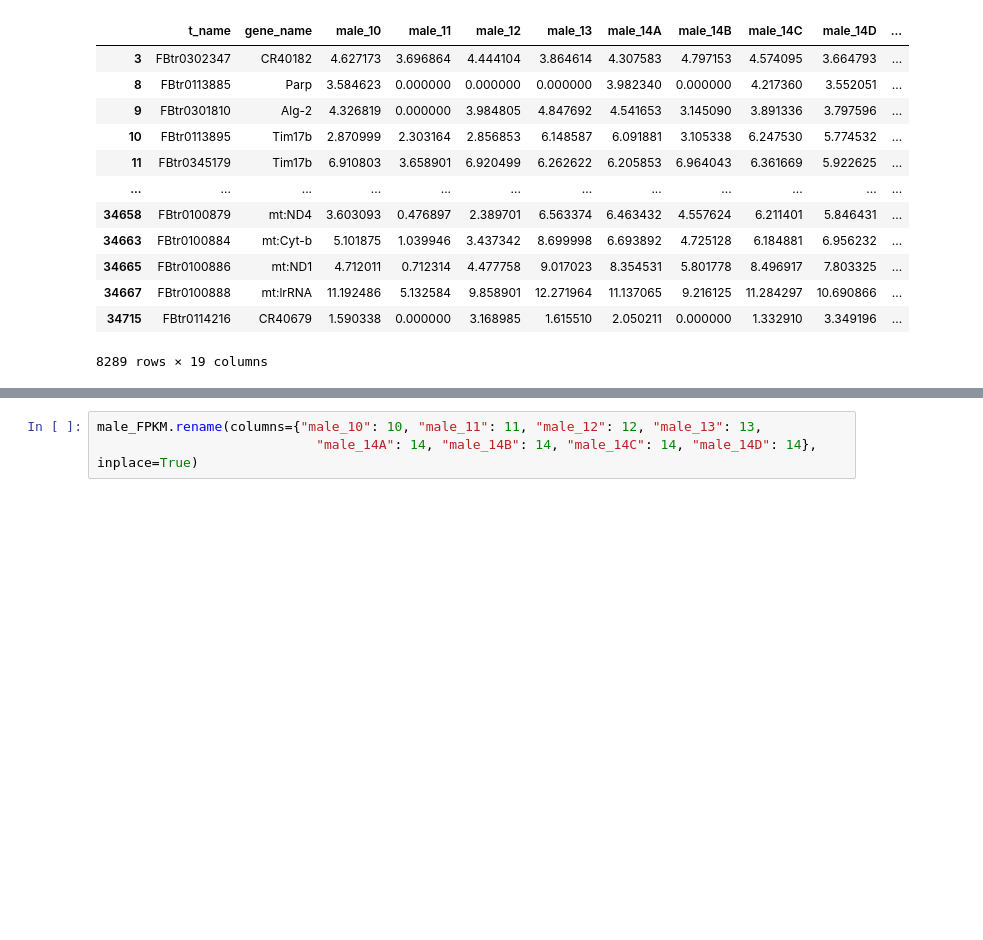
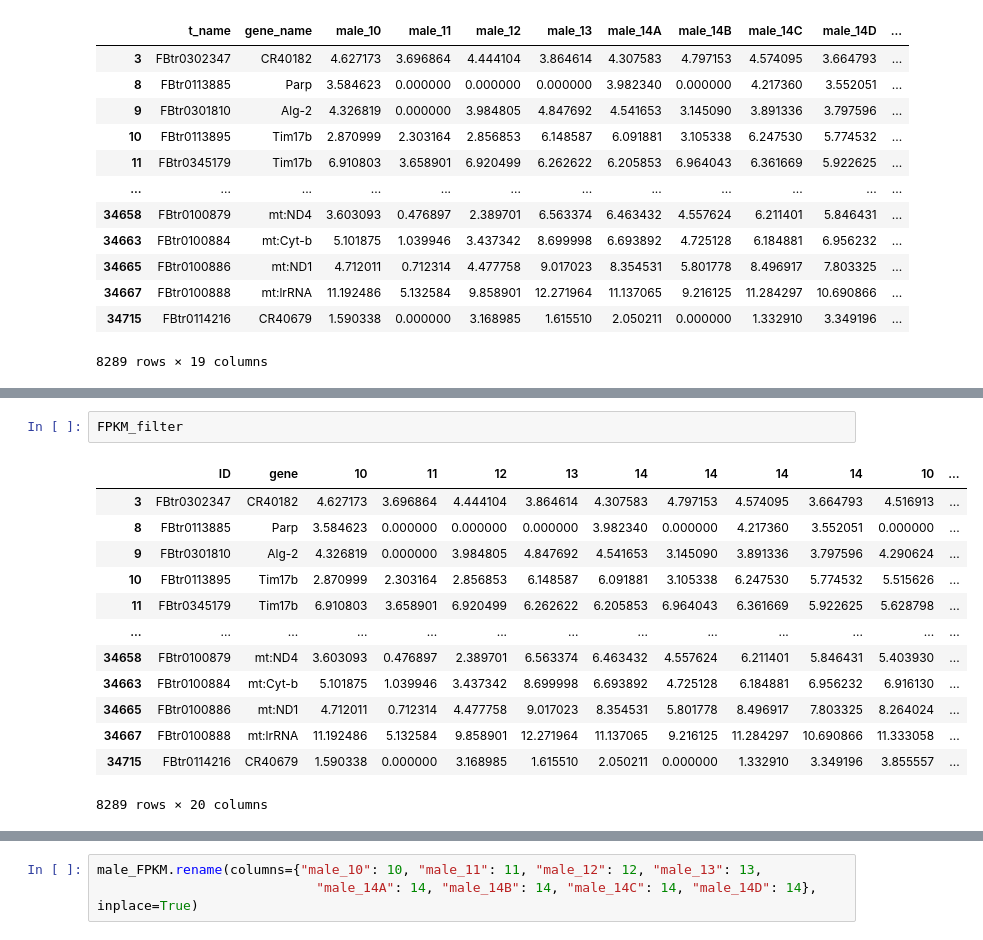
Before and after one commit to Andymao1998/qbb2021-answers, a Jupyter notebook: week9_hw/Week9_HW.ipynb, the cells around one changed output, grey strips where cells are left out. Saved outputs shown, nothing was run; the diff lists cells and outputs as text; blank space fills up the shorter version.

```diff
--- a/week9_hw/Week9_HW.ipynb
+++ b/week9_hw/Week9_HW.ipynb
@@ -152,0 +203,16 @@ FPKM_filter
+# %%
+FPKM_filter
+# %% [output]
+|  | ID | gene | 10 | 11 | 12 | 13 | 14 | 14 | 14 | 14 | 10 | ... |
+| 3 | FBtr0302347 | CR40182 | 4.627173 | 3.696864 | 4.444104 | 3.864614 | 4.307583 | 4.797153 | 4.574095 | 3.664793 | 4.516913 | ... |
+| 8 | FBtr0113885 | Parp | 3.584623 | 0.000000 | 0.000000 | 0.000000 | 3.982340 | 0.000000 | 4.217360 | 3.552051 | 0.000000 | ... |
+| 9 | FBtr0301810 | Alg-2 | 4.326819 | 0.000000 | 3.984805 | 4.847692 | 4.541653 | 3.145090 | 3.891336 | 3.797596 | 4.290624 | ... |
+| 10 | FBtr0113895 | Tim17b | 2.870999 | 2.303164 | 2.856853 | 6.148587 | 6.091881 | 3.105338 | 6.247530 | 5.774532 | 5.515626 | ... |
+| 11 | FBtr0345179 | Tim17b | 6.910803 | 3.658901 | 6.920499 | 6.262622 | 6.205853 | 6.964043 | 6.361669 | 5.922625 | 5.628798 | ... |
+| ... | ... | ... | ... | ... | ... | ... | ... | ... | ... | ... | ... | ... |
+| 34658 | FBtr0100879 | mt:ND4 | 3.603093 | 0.476897 | 2.389701 | 6.563374 | 6.463432 | 4.557624 | 6.211401 | 5.846431 | 5.403930 | ... |
+| 34663 | FBtr0100884 | mt:Cyt-b | 5.101875 | 1.039946 | 3.437342 | 8.699998 | 6.693892 | 4.725128 | 6.184881 | 6.956232 | 6.916130 | ... |
+| 34665 | FBtr0100886 | mt:ND1 | 4.712011 | 0.712314 | 4.477758 | 9.017023 | 8.354531 | 5.801778 | 8.496917 | 7.803325 | 8.264024 | ... |
+| 34667 | FBtr0100888 | mt:lrRNA | 11.192486 | 5.132584 | 9.858901 | 12.271964 | 11.137065 | 9.216125 | 11.284297 | 10.690866 | 11.333058 | ... |
+| 34715 | FBtr0114216 | CR40679 | 1.590338 | 0.000000 | 3.168985 | 1.615510 | 2.050211 | 0.000000 | 1.332910 | 3.349196 | 3.855557 | ... |
+8289 rows × 20 columns
```
Also changed, not shown: parts of 21 cells of this notebook.
